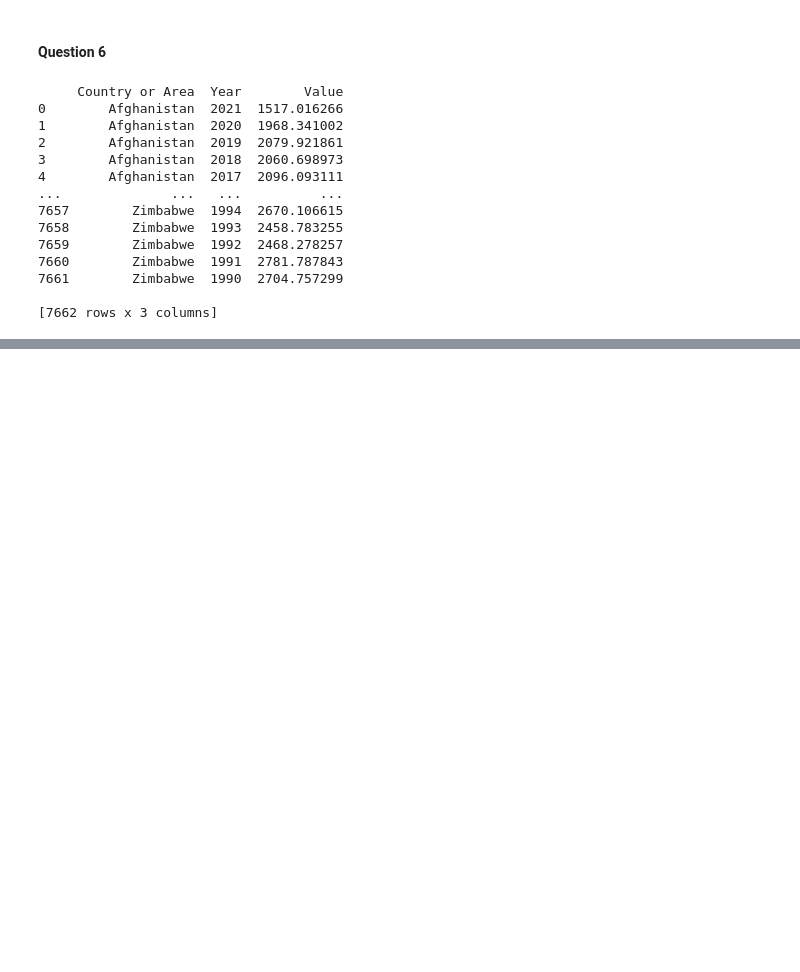
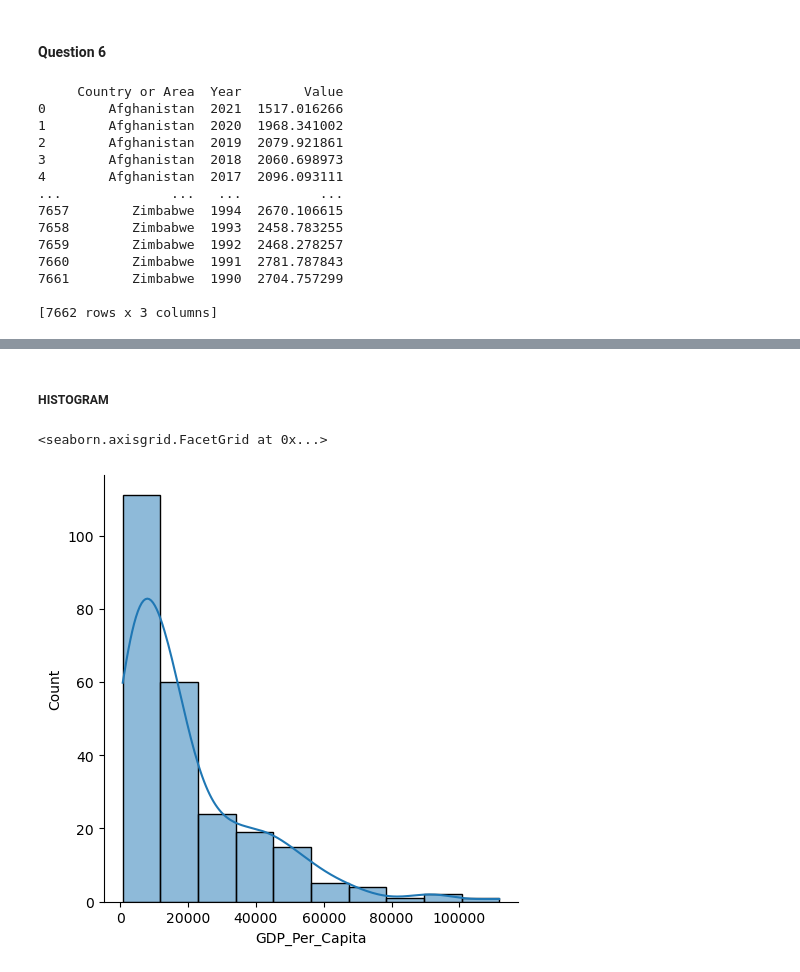
Before and after one commit to NSS-Data-Analytics-Cohort-11/undata-barbsjean, a Jupyter notebook: notebook/UN_data_analysis_DA11.ipynb, the cells around one changed output, grey strips where cells are left out. Saved outputs shown, nothing was run; the diff lists cells and outputs as text; code cells hidden in the pictures; blank space fills up the shorter version.

```diff
--- a/notebook/UN_data_analysis_DA11.ipynb
+++ b/notebook/UN_data_analysis_DA11.ipynb
@@ -55,4 +55,4 @@ print(gdp_df)
 
 [7662 rows x 3 columns]
 # %%
-gdp_df.rename(columns={'Country or Area' : 'Country', 'Value' : 'GDP_Per_Capita'})
+gdp_df = gdp_df.rename(columns={'Country or Area' : 'Country', 'Value' : 'GDP_Per_Capita'})
@@ -74,0 +96,3 @@ gdp_df.rename(columns={'Country or Area' : 'Country', 'Value' : 'GDP_Per_Capita'
+# %%
+gdp_per_capita_2020 = gdp_df.loc[gdp_df.Year == 2020]
+gdp_per_capita_2020
@@ -74,0 +113,7 @@ gdp_df.rename(columns={'Country or Area' : 'Country', 'Value' : 'GDP_Per_Capita'
+# %% [markdown]
+##### HISTOGRAM
+# %%
+sns.displot(data=gdp_per_capita_2020["GDP_Per_Capita"], kde=True, bins=10)
+# %% [output]
+<seaborn.axisgrid.FacetGrid at 0x...>
+[figure, added]
```
Also changed, not shown: parts of 22 cells of this notebook.
